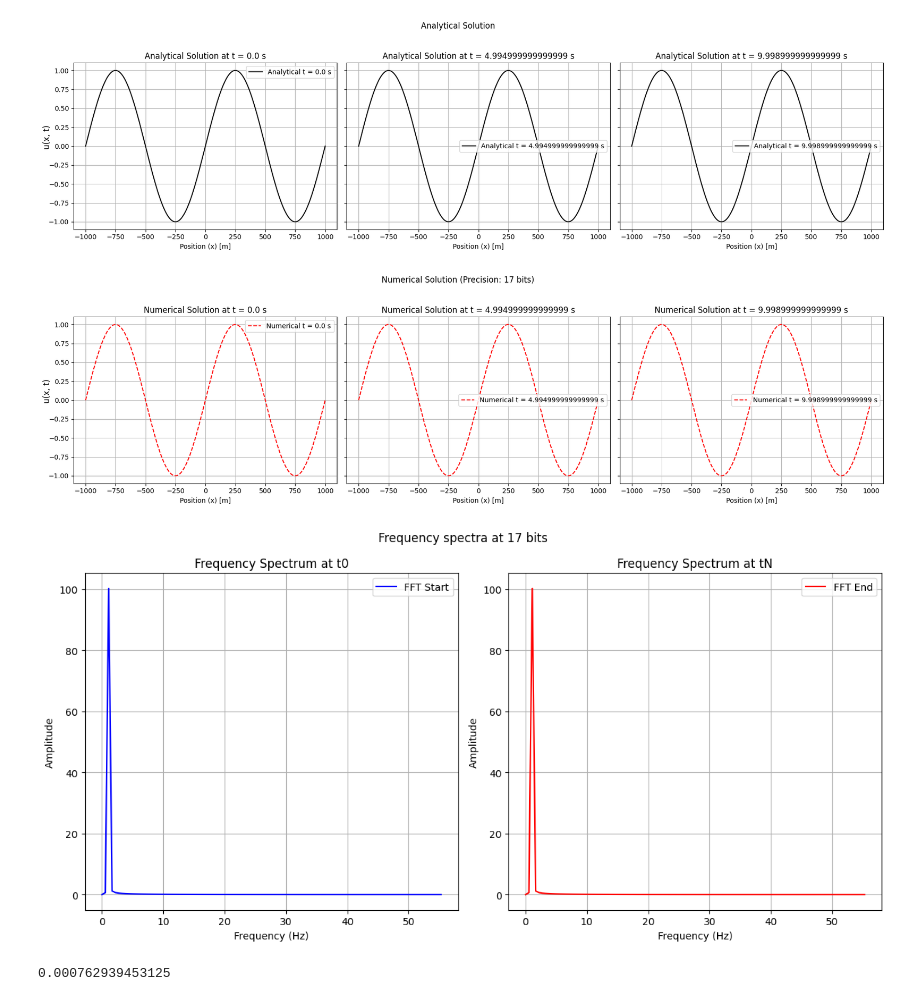
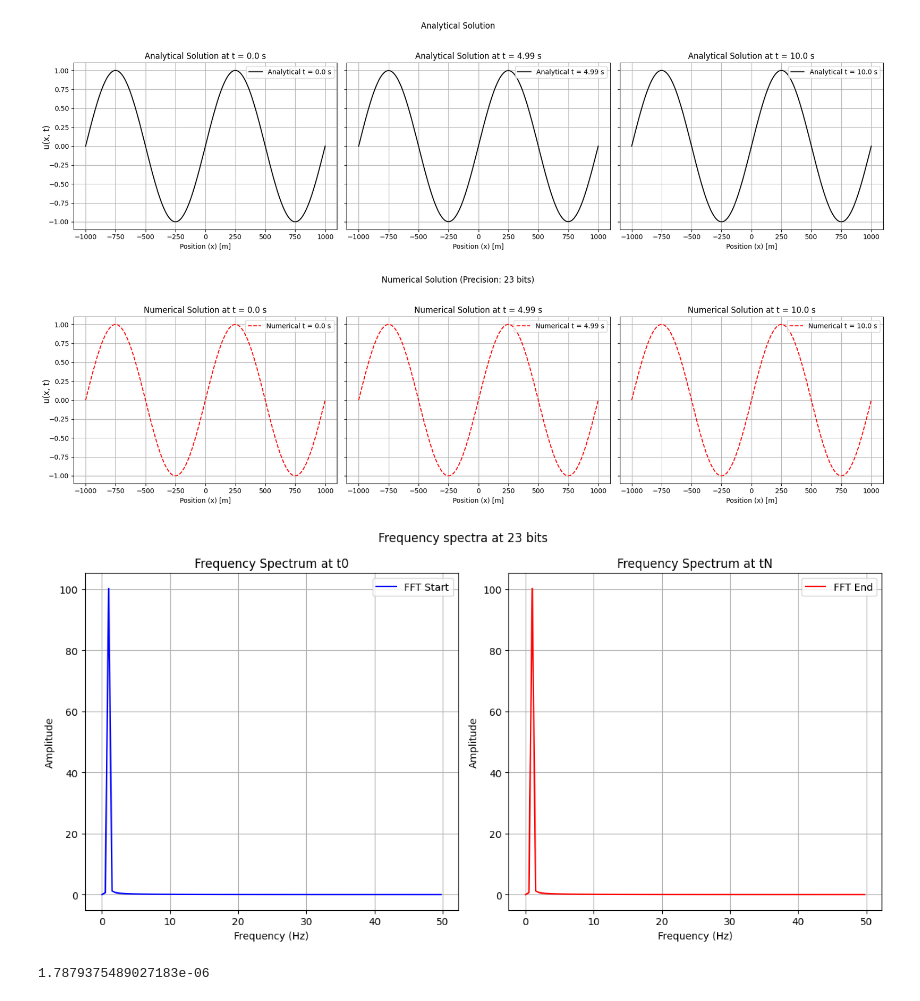
Before and after one commit to dt-17/Devito-UROP-MSci, a Jupyter notebook: unscaled-mpmath-acoustic.ipynb, the cells around one changed output. Saved outputs shown, nothing was run; the diff lists cells and outputs as text; code cells hidden in the pictures.

```diff
--- a/unscaled-mpmath-acoustic.ipynb
+++ b/unscaled-mpmath-acoustic.ipynb
@@ -4,14 +4,14 @@ from mpmath import mp, mpf, sin, pi, fadd, fsub, fmul, fdiv
 import matplotlib.pyplot as plt
 # %%
 # Set precision
-mp.prec = 17
+mp.prec = 23
 
 # Constants
 L = 1000.0                  # Half-length of the domain in meters (standard float)
 c = 1000.0                    # Wave speed in m/s (standard float)
 N = 201                    # Number of spatial points
 dx = 2 * L / (N - 1)          # Spatial step size for [-L, L] domain
-dt = 0.9 * dx / c             # Time step size (CFL condition)
+dt = dx / c             # Time step size (CFL condition)
 T = 10             # Total simulation time in seconds (period is T=1)
 x = np.linspace(-L, L, N)  # Spatial grid as a NumPy array
 
@@ -40,11 +40,8 @@ for n in range(Nt):
         u_num_at_t[n] = u.copy()  # Store the wave profile at the specified time indices
 
     # Compute the next time step using finite difference
-    c_squared = fmul(mpf(c), mpf(c))
-    dt_squared = fmul(mpf(dt), mpf(dt))
-    dx_squared = fmul(mpf(dx), mpf(dx))
-    cdt_squared = fmul(c_squared, dt_squared)
-    coeff_squared = fdiv(cdt_squared, dx_squared)
+    coeff = fdiv(fmul(mpf(c), mpf(dt)), mpf(dx))
+    coeff_squared = fdiv(coeff, coeff)
 
     for i in range(1, N - 1):
         # Compute the finite difference term with mpf arithmetic
@@ -82,35 +79,35 @@ for i, idx in enumerate(plot_times):
     axs1[i].set_title(f"Analytical Solution at t = {float(t)} s")
     axs1[i].legend()
     axs1[i].grid(True)
 
 # Set global y-axis label
 fig1.supylabel("u(x, t)")
 fig1.suptitle("Analytical Solution")
 plt.tight_layout(rect=[0, 0, 1, 0.95])
 
 # Plotting the numerical solution
 fig2, axs2 = plt.subplots(1, 3, figsize=(18, 5), sharey=True)
 for i, idx in enumerate(plot_times):
     t = idx * dt
     # Retrieve the numerical solution for the mapped time index
     u_num = u_num_at_t[idx]
     axs2[i].plot([float(x_i) for x_i in x], [float(u_n) for u_n in u_num], 'r--', label=f"Numerical t = {float(t)} s")
 
     # Plot formatting
     axs2[i].set_xlabel("Position (x) [m]")
     axs2[i].set_title(f"Numerical Solution at t = {float(t)} s")
     axs2[i].legend()
     axs2[i].grid(True)
 
 # Set global y-axis label
 fig2.supylabel("u(x, t)")
 fig2.suptitle(f"Numerical Solution (Precision: {mp.prec} bits)")
 plt.tight_layout(rect=[0, 0, 1, 0.95])
 
 plt.show()
 # %% [output]
-[figure, old version]
+[figure, new version]
-[figure, old version]
+[figure, new version]
 # %%
 def fft_plot(u_values=u_num_at_t, dt=dt):
     # Extract the wavefield at the start and final time steps
@@ -167,11 +164,11 @@ def fft_plot(u_values=u_num_at_t, dt=dt):
 
 fft_plot()
 # %% [output]
-[figure, old version]
+[figure, new version]
 # %%
 an_sol = analytical_solution(plot_times[1])
 num_sol = u_num_at_t[plot_times[1]]
 error = np.max(np.abs(an_sol - num_sol))
 error
 # %% [output]
-0.000762939453125
+1.7879375489027183e-06
```
Also changed, not shown: 4 other files.
